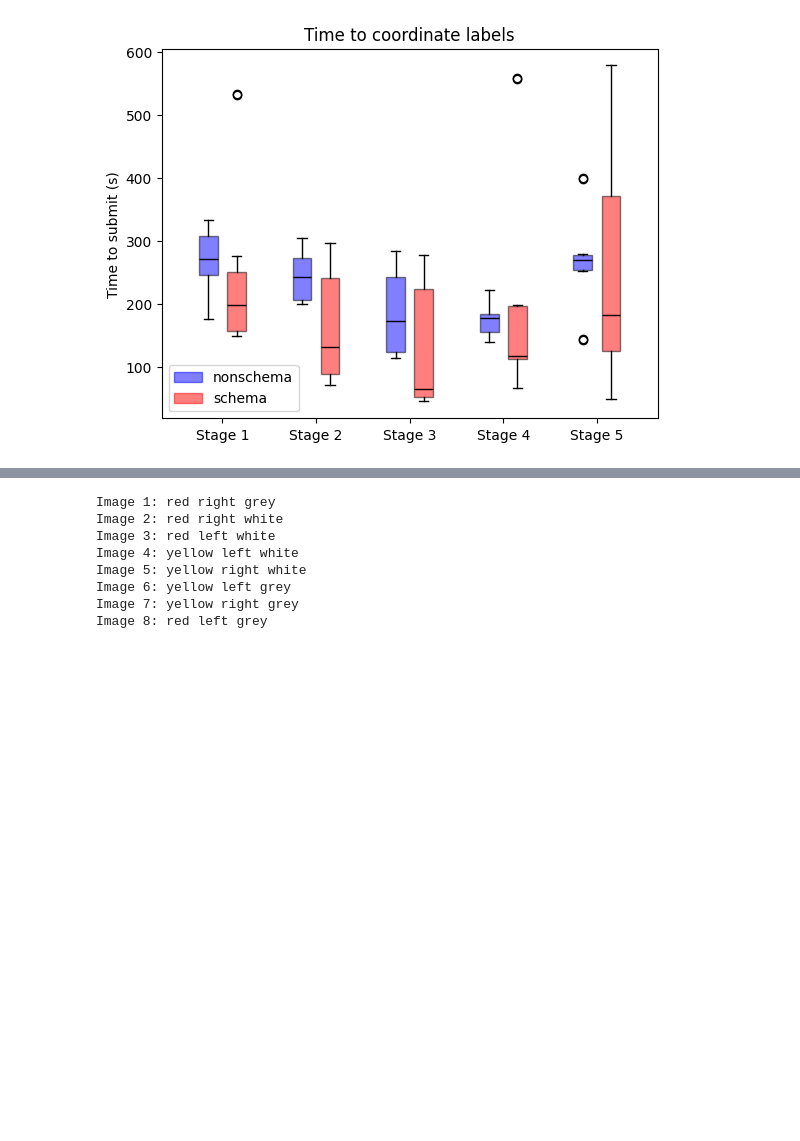
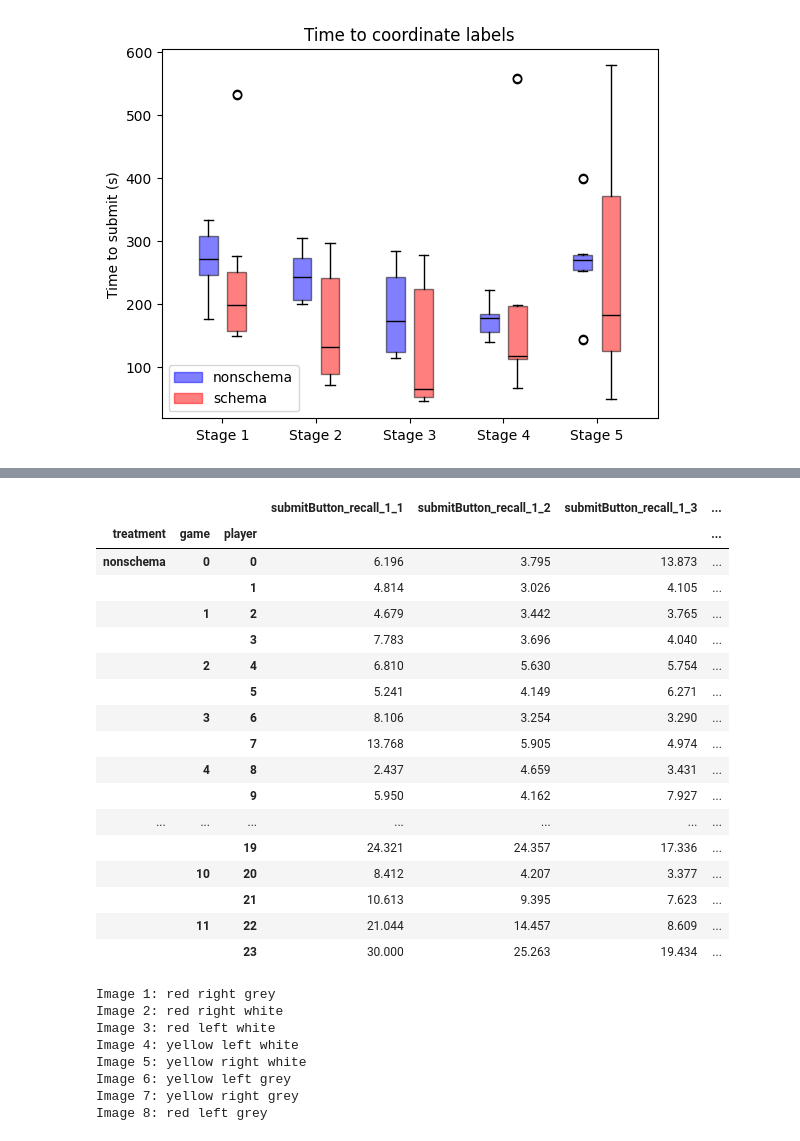
Before and after one commit to JamesPHoughton/organizational-schema-formation, a Jupyter notebook: data/analysis.ipynb, the cells around one changed output, grey strips where cells are left out. Drawn from its saved outputs; the diff is of its cells as text; code cells hidden in the pictures; blank space fills up the shorter version.

```diff
--- a/data/analysis.ipynb
+++ b/data/analysis.ipynb
@@ -306,3 +310,24 @@ Text(0.5, 1.0, 'Time to recall labels')
+# %%
+recall_times[sorted(recall_times.columns)]
+# %% [output]
+|  |  |  | submitButton_recall_1_1 | submitButton_recall_1_2 | submitButton_recall_1_3 | ... |
+| treatment | game | player |  |  |  | ... |
+| nonschema | 0 | 0 | 6.196 | 3.795 | 13.873 | ... |
+|  |  | 1 | 4.814 | 3.026 | 4.105 | ... |
+|  | 1 | 2 | 4.679 | 3.442 | 3.765 | ... |
+|  |  | 3 | 7.783 | 3.696 | 4.040 | ... |
+|  | 2 | 4 | 6.810 | 5.630 | 5.754 | ... |
+|  |  | 5 | 5.241 | 4.149 | 6.271 | ... |
+|  | 3 | 6 | 8.106 | 3.254 | 3.290 | ... |
+|  |  | 7 | 13.768 | 5.905 | 4.974 | ... |
+|  | 4 | 8 | 2.437 | 4.659 | 3.431 | ... |
+|  |  | 9 | 5.950 | 4.162 | 7.927 | ... |
+| ... | ... | ... | ... | ... | ... | ... |
+|  |  | 19 | 24.321 | 24.357 | 17.336 | ... |
+|  | 10 | 20 | 8.412 | 4.207 | 3.377 | ... |
+|  |  | 21 | 10.613 | 9.395 | 7.623 | ... |
+|  | 11 | 22 | 21.044 | 14.457 | 8.609 | ... |
+|  |  | 23 | 30.000 | 25.263 | 19.434 | ... |
 # %%
 print(data[0]['prompts']['prompt_labeling_2']['value'])
 # %% [output]
```
Also changed, not shown: parts of 5 cells of this notebook.
